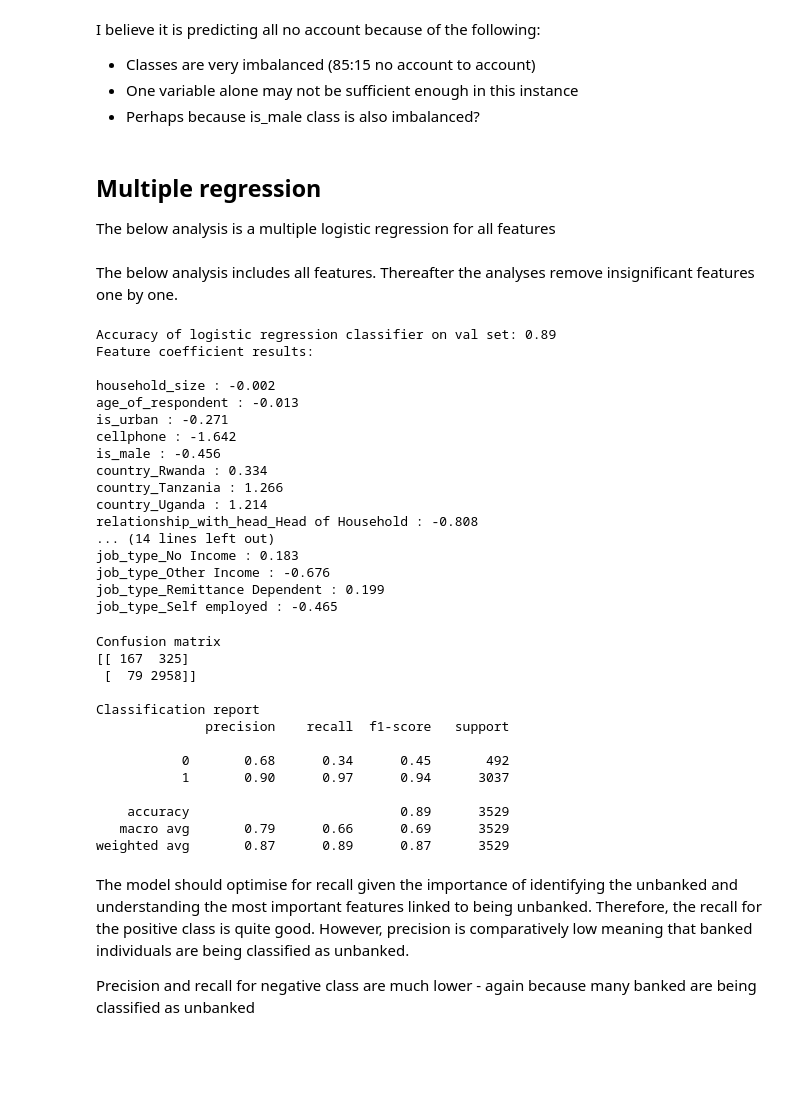
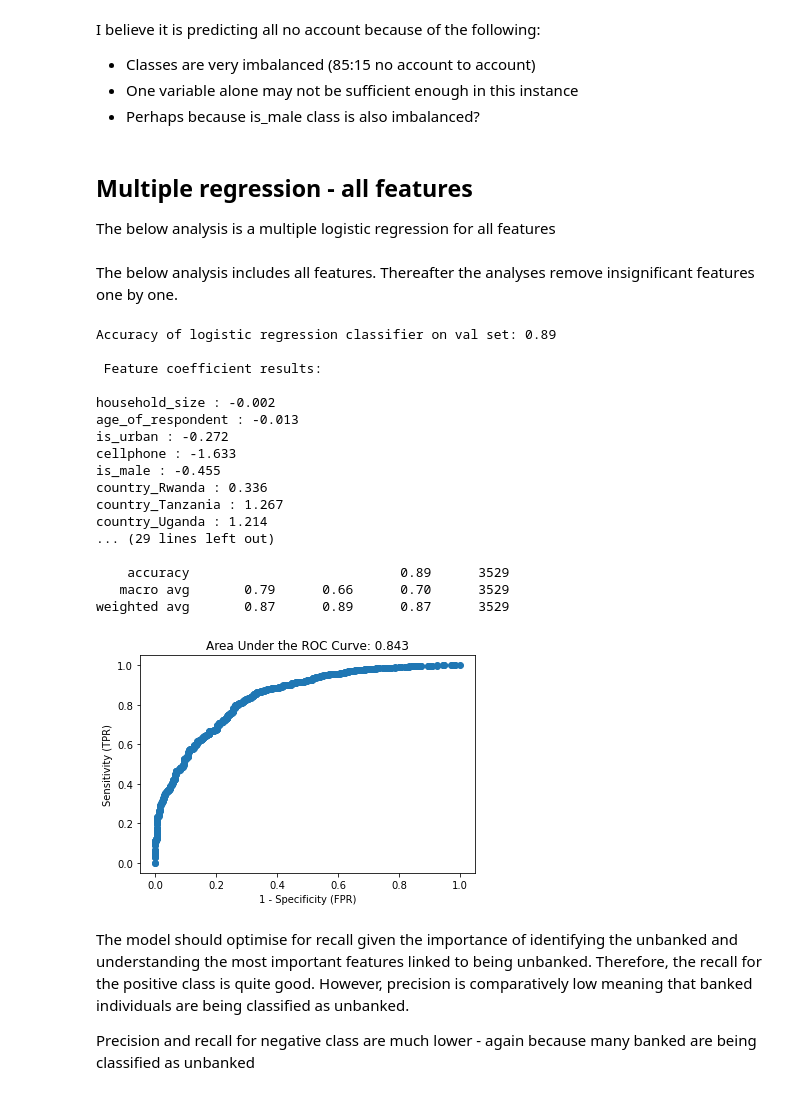
Before and after one commit to tawney-kirkland/03-mcnulty, a Jupyter notebook: 01-notebooks/data-processing_logreg-MAIN-FINAL.ipynb, the cells around one changed output. Drawn from its saved outputs; the diff is of its cells as text; code cells hidden in the pictures; blank space fills up the shorter version.

```diff
--- a/01-notebooks/data-processing_logreg-MAIN-FINAL.ipynb
+++ b/01-notebooks/data-processing_logreg-MAIN-FINAL.ipynb
@@ -196,7 +245,7 @@ I believe it is predicting all no account because of the following:
 * One variable alone may not be sufficient enough in this instance
 * Perhaps because is_male class is also imbalanced?
 # %% [markdown]
-## Multiple regression
+## Multiple regression - all features
 The below analysis is a multiple logistic regression for all features
 # %%
 features = ['household_size', 'age_of_respondent', 'is_urban', 'cellphone',
@@ -263,45 +269,34 @@ class TryLogReg:
 # %%
-check = TryLogReg(train_x=x_train[features],train_y = y_train,features=features,val_x=x_val[features],val_y = y_val)
+full = LogReg(train_x=x_train[features],train_y = y_train,features=features,val_x=x_val[features],val_y = y_val, dropped=None)
+
+full.fit_pred()
+
+full.get_coefs()
+
+df_val['preds'] = full.get_preds()
+
+full.conf_matrix()
+
+full.roc()
+# %% [output]
+Accuracy of logistic regression classifier on val set: 0.89
+
+ Feature coefficient results:
+
+household_size : -0.002
+age_of_respondent : -0.013
+is_urban : -0.272
+cellphone : -1.633
+is_male : -0.455
+country_Rwanda : 0.336
+country_Tanzania : 1.267
+country_Uganda : 1.214
+... (29 lines left out)
+
+    accuracy                           0.89      3529
+   macro avg       0.79      0.66      0.70      3529
+weighted avg       0.87      0.89      0.87      3529
+[figure, added]
-# %%
-check.FitPred(train_x=x_train[features],train_y = y_train,features=features,val_x = x_val,val_y=y_val)
-
-check.getCoefs()
-# %% [output]
-Accuracy of logistic regression classifier on val set: 0.89
-Feature coefficient results:
-
-household_size : -0.002
-age_of_respondent : -0.013
-is_urban : -0.271
-cellphone : -1.642
-is_male : -0.456
-country_Rwanda : 0.334
-country_Tanzania : 1.266
-country_Uganda : 1.214
-relationship_with_head_Head of Household : -0.808
-... (14 lines left out)
-job_type_No Income : 0.183
-job_type_Other Income : -0.676
-job_type_Remittance Dependent : 0.199
-job_type_Self employed : -0.465
-# %%
-df_val['preds'] = check.getPreds()
-
-check.confMatrix()
-# %% [output]
-Confusion matrix
-[[ 167  325]
- [  79 2958]]
-
-Classification report
-              precision    recall  f1-score   support
-
-           0       0.68      0.34      0.45       492
-           1       0.90      0.97      0.94      3037
-
-    accuracy                           0.89      3529
-   macro avg       0.79      0.66      0.69      3529
-weighted avg       0.87      0.89      0.87      3529
 # %% [markdown]
 The model should optimise for recall given the importance of identifying the unbanked and understanding the most important features linked to being unbanked. Therefore, the recall for the positive class is quite good. However, precision is comparatively low meaning that banked individuals are being classified as unbanked.
 
```
Also changed, not shown: parts of 122 cells of this notebook.
